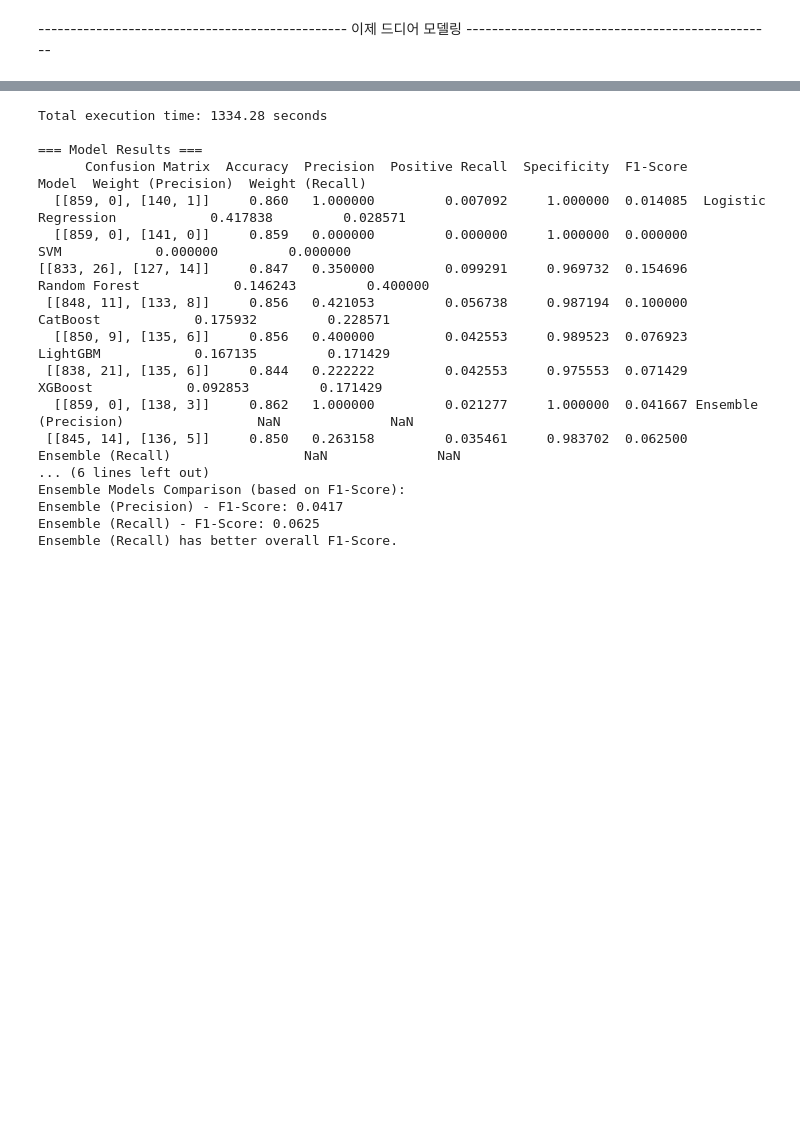
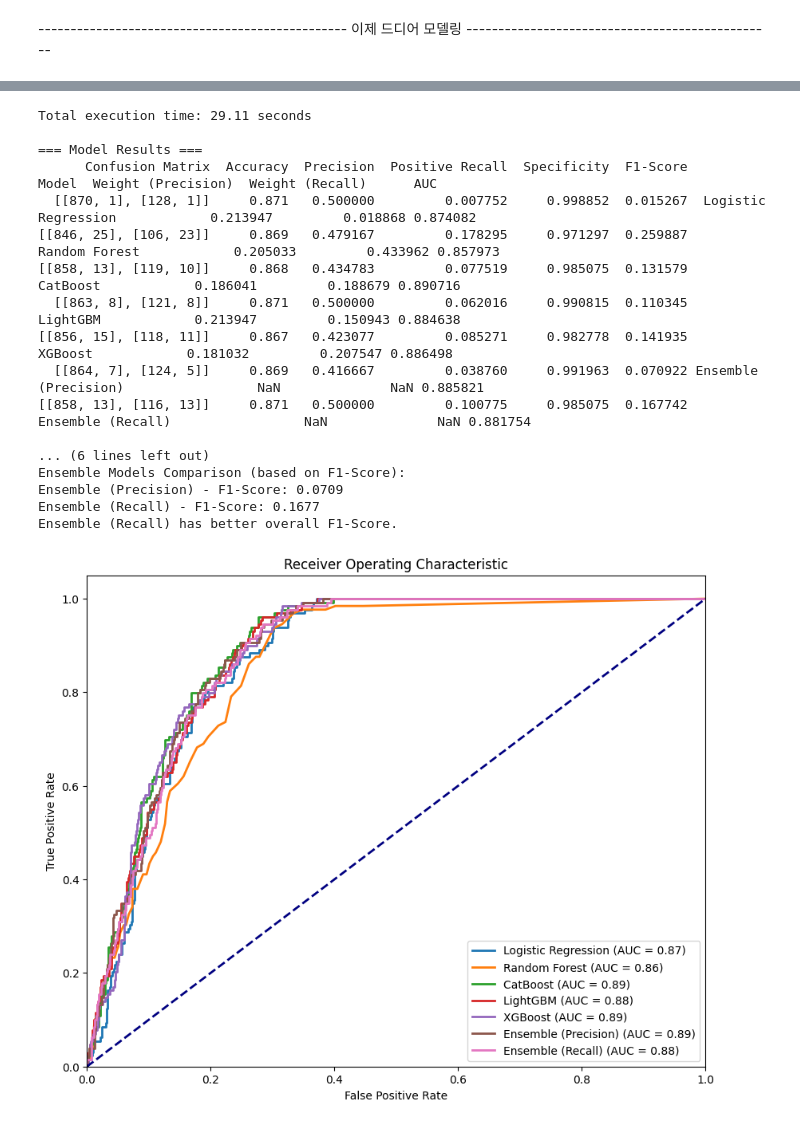
Before and after one commit to MLBootcamp-2024-Sinchon-Kaggle/kgpg_binary, a Jupyter notebook: baseline.ipynb, the cells around one changed output, grey strips where cells are left out. Cells and saved outputs as stored; diff of their text form; code cells hidden in the pictures; blank space fills up the shorter version.

```diff
--- a/baseline.ipynb
+++ b/baseline.ipynb
@@ -528,11 +508,9 @@ def evaluate_model(y_true, y_pred):
         'F1-Score': f1,
     }
 
-
 # 개별 모델 생성
 models = [
     ('Logistic Regression', LogisticRegression(max_iter=1000, random_state=42)),
-    ('SVM', SVC(kernel='linear', probability=True, random_state=42)),
     ('Random Forest', RandomForestClassifier(n_estimators=100, random_state=42)),
     ('CatBoost', CatBoostClassifier(random_state=42, verbose=0)),
     ('LightGBM', LGBMClassifier(random_state=42)),
@@ -550,12 +528,14 @@ for name, model in models:
 
     # 예측
     valid_y_pred = model.predict(valid_x)
-    valid_y_proba = model.predict_proba(valid_x)
+    valid_y_proba = model.predict_proba(valid_x)[:, 1]  # 양성 클래스의 확률만 저장
 
     # 평가
     metrics = evaluate_model(valid_y, valid_y_pred)
     metrics.update({
         'Model': name,
+        'y_true': valid_y,
+        'y_scores': valid_y_proba
     })
 
     results.append(metrics)
@@ -572,22 +552,24 @@ results_df['Weight (Recall)'] = weights_recall
 
 # Precision 기반 앙상블
 weighted_probas_prec = np.average(probas, axis=0, weights=weights_precision)
-valid_y_pred_ens_prec = np.argmax(weighted_probas_prec, axis=1)
+valid_y_pred_ens_prec = (weighted_probas_prec >= 0.5).astype(int)
 
 # Recall 기반 앙상블
 weighted_probas_rec = np.average(probas, axis=0, weights=weights_recall)
-valid_y_pred_ens_rec = np.argmax(weighted_probas_rec, axis=1)
+valid_y_pred_ens_rec = (weighted_probas_rec >= 0.5).astype(int)
 
 # 앙상블 모델들의 성능 평가
 ensemble_results = []
 
-for ens_name, valid_y_pred_ens in [("Ensemble (Precision)", valid_y_pred_ens_prec),
-                                   ("Ensemble (Recall)", valid_y_pred_ens_rec)]:
+for ens_name, valid_y_pred_ens, weighted_probas_ens in [("Ensemble (Precision)", valid_y_pred_ens_prec, weighted_probas_prec),
+                                                        ("Ensemble (Recall)", valid_y_pred_ens_rec, weighted_probas_rec)]:
     metrics_ens = evaluate_model(valid_y, valid_y_pred_ens)
     metrics_ens.update({
         'Model': ens_name,
         'Weight (Precision)': np.nan,
-        'Weight (Recall)': np.nan
+        'Weight (Recall)': np.nan,
+        'y_true': valid_y,
+        'y_scores': weighted_probas_ens
     })
     ensemble_results.append(metrics_ens)
 
@@ -610,53 +592,85 @@ And if memory is not enough, you can set `force_col_wise=true`.
 # %%
-# 결과 출력
+# AUC 값을 저장할 딕셔너리 초기화
+auc_values = {}
+
+# ROC 커브와 AUC 추가
+plt.figure(figsize=(10, 8))
+
+for index, row in results_df.iterrows():
+    if pd.isna(row['y_true']).any() or pd.isna(row['y_scores']).any():
+        continue  # y_true 또는 y_scores에 NaN이 있으면 건너뜀
+    y_true = row['y_true']
+    y_scores = row['y_scores']
+    fpr, tpr, _ = roc_curve(y_true, y_scores)
+    roc_auc = auc(fpr, tpr)
+    auc_values[row['Model']] = roc_auc
+    plt.plot(fpr, tpr, lw=2, label=f"{row['Model']} (AUC = {roc_auc:.2f})")
+
+# AUC 값을 results_df에 추가
+results_df['AUC'] = results_df['Model'].map(auc_values)
+
+# 특정 열(y_true, y_scores) 제외하고 결과 출력
 print(f"\nTotal execution time: {execution_time:.2f} seconds")
 print("\n=== Model Results ===")
-print(results_df.to_string(index=False))
+print(results_df.drop(columns=['y_true', 'y_scores']).to_string(index=False))
 
-# 가장 성능이 좋은 모델 찾기 (Accuracy, Precision, Recall, Positive Recall, F1-Score 기준)
+# 가장 성능이 좋은 모델 찾기 (Accuracy, Precision, Recall, Positive Recall, F1-Score, AUC 기준)
 best_model_acc = results_df.loc[results_df['Accuracy'].idxmax()]
 best_model_prec = results_df.loc[results_df['Precision'].idxmax()]
 best_model_pos_rec = results_df.loc[results_df['Positive Recall'].idxmax()]
 best_model_rec = results_df.loc[results_df['Specificity'].idxmax()]
 best_model_f1 = results_df.loc[results_df['F1-Score'].idxmax()]
+best_model_auc = results_df.loc[results_df['AUC'].idxmax()]
 
 print(f"\nBest performing model (based on Accuracy): {best_model_acc['Model']} with Accuracy {best_model_acc['Accuracy']:.4f}")
 print(f"Best performing model (based on Precision): {best_model_prec['Model']} with Precision {best_model_prec['Precision']:.4f}")
 print(f"Best performing model (based on Positive Recall): {best_model_pos_rec['Model']} with Positive Recall {best_model_pos_rec['Positive Recall']:.4f}")
 print(f"Best performing model (based on F1-Score): {best_model_f1['Model']} with F1-Score {best_model_f1['F1-Score']:.4f}")
+print(f"Best performing model (based on AUC): {best_model_auc['Model']} with AUC {best_model_auc['AUC']:.4f}")
 
 # 앙상블 모델들 비교
 ens_prec = results_df[results_df['Model'] == 'Ensemble (Precision)'].iloc[0]
 ens_rec = results_df[results_df['Model'] == 'Ensemble (Recall)'].iloc[0]
 
 print("\nEnsemble Models Comparison (based on F1-Score):")
 print(f"Ensemble (Precision) - F1-Score: {ens_prec['F1-Score']:.4f}")
 print(f"Ensemble (Recall) - F1-Score: {ens_rec['F1-Score']:.4f}")
 
 if ens_prec['F1-Score'] > ens_rec['F1-Score']:
     print("Ensemble (Precision) has better overall F1-Score.")
 elif ens_prec['F1-Score'] < ens_rec['F1-Score']:
     print("Ensemble (Recall) has better overall F1-Score.")
 else:
     print("Both Ensembles have the same overall F1-Score.")
+
+# ROC 커브 그리기
+plt.plot([0, 1], [0, 1], color='navy', lw=2, linestyle='--')
+plt.xlim([0.0, 1.0])
+plt.ylim([0.0, 1.05])
+plt.xlabel('False Positive Rate')
+plt.ylabel('True Positive Rate')
+plt.title('Receiver Operating Characteristic')
+plt.legend(loc='lower right')
+plt.show()
 # %% [output]
-Total execution time: 1334.28 seconds
+Total execution time: 29.11 seconds
 
 === Model Results ===
-      Confusion Matrix  Accuracy  Precision  Positive Recall  Specificity  F1-Score                Model  Weight (Precision)  Weight (Recall)
-  [[859, 0], [140, 1]]     0.860   1.000000         0.007092     1.000000  0.014085  Logistic Regression            0.417838         0.028571
-  [[859, 0], [141, 0]]     0.859   0.000000         0.000000     1.000000  0.000000                  SVM            0.000000         0.000000
-[[833, 26], [127, 14]]     0.847   0.350000         0.099291     0.969732  0.154696        Random Forest            0.146243         0.400000
- [[848, 11], [133, 8]]     0.856   0.421053         0.056738     0.987194  0.100000             CatBoost            0.175932         0.228571
-  [[850, 9], [135, 6]]     0.856   0.400000         0.042553     0.989523  0.076923             LightGBM            0.167135         0.171429
- [[838, 21], [135, 6]]     0.844   0.222222         0.042553     0.975553  0.071429              XGBoost            0.092853         0.171429
-  [[859, 0], [138, 3]]     0.862   1.000000         0.021277     1.000000  0.041667 Ensemble (Precision)                 NaN              NaN
- [[845, 14], [136, 5]]     0.850   0.263158         0.035461     0.983702  0.062500    Ensemble (Recall)                 NaN              NaN
+      Confusion Matrix  Accuracy  Precision  Positive Recall  Specificity  F1-Score                Model  Weight (Precision)  Weight (Recall)      AUC
+  [[870, 1], [128, 1]]     0.871   0.500000         0.007752     0.998852  0.015267  Logistic Regression            0.213947         0.018868 0.874082
+[[846, 25], [106, 23]]     0.869   0.479167         0.178295     0.971297  0.259887        Random Forest            0.205033         0.433962 0.857973
+[[858, 13], [119, 10]]     0.868   0.434783         0.077519     0.985075  0.131579             CatBoost            0.186041         0.188679 0.890716
+  [[863, 8], [121, 8]]     0.871   0.500000         0.062016     0.990815  0.110345             LightGBM            0.213947         0.150943 0.884638
+[[856, 15], [118, 11]]     0.867   0.423077         0.085271     0.982778  0.141935              XGBoost            0.181032         0.207547 0.886498
+  [[864, 7], [124, 5]]     0.869   0.416667         0.038760     0.991963  0.070922 Ensemble (Precision)                 NaN              NaN 0.885821
+[[858, 13], [116, 13]]     0.871   0.500000         0.100775     0.985075  0.167742    Ensemble (Recall)                 NaN              NaN 0.881754
+
 ... (6 lines left out)
 Ensemble Models Comparison (based on F1-Score):
-Ensemble (Precision) - F1-Score: 0.0417
-Ensemble (Recall) - F1-Score: 0.0625
+Ensemble (Precision) - F1-Score: 0.0709
+Ensemble (Recall) - F1-Score: 0.1677
 Ensemble (Recall) has better overall F1-Score.
+[figure, added]
 # %%
 # 종료 시간 기록
 full_end_time = time.time()
```
Also changed, not shown: parts of 15 cells of this notebook, 4 other files.
